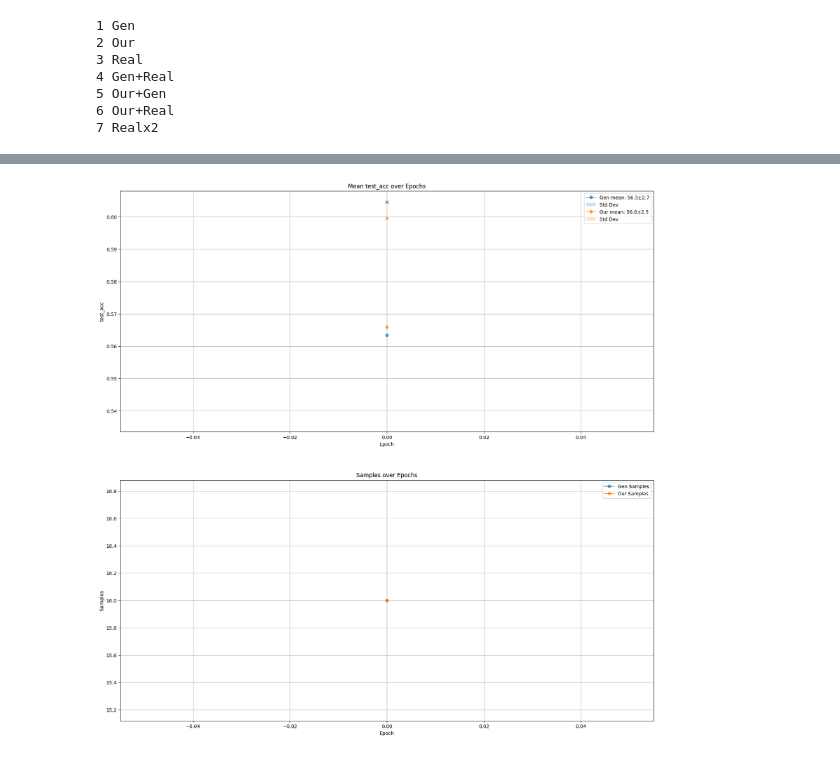
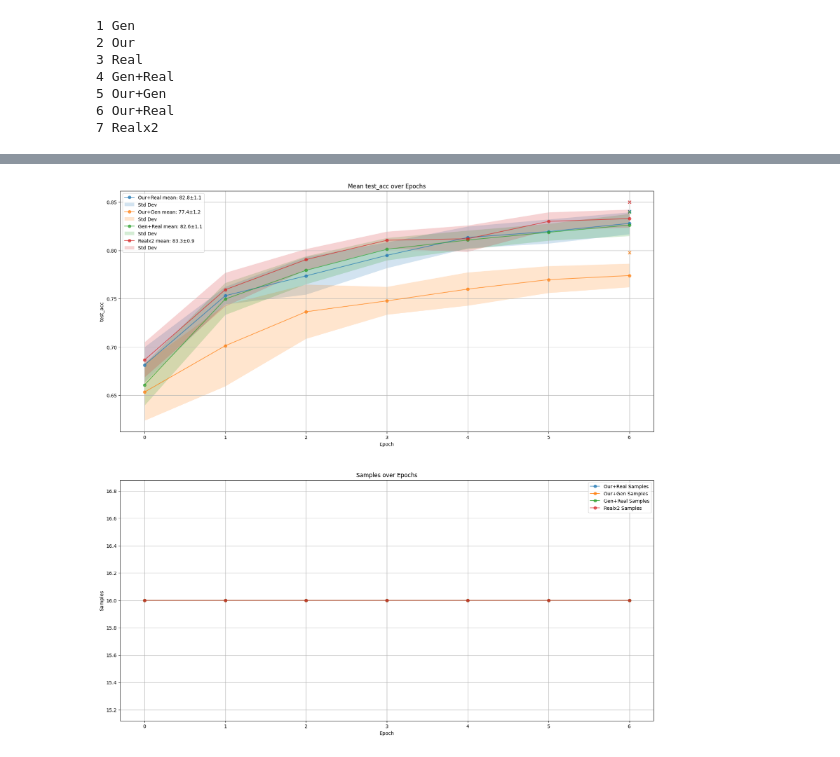
Before and after one commit to Arty-Facts/DCS, a Jupyter notebook: project/viz_db.ipynb, the cells around one changed output, grey strips where cells are left out. Saved outputs shown, nothing was run; the diff lists cells and outputs as text; code cells hidden in the pictures.

```diff
--- a/project/viz_db.ipynb
+++ b/project/viz_db.ipynb
@@ -50,6 +63,6 @@ run_id | epoch| train_loss| train_acc| test_loss| test_acc
 # %%
 fig, ax = plt.subplots(2, 1, figsize=(20, 20))
-train_logger.plot_metric(logger, *logger.get_experiment_ids(), metric='test_acc', ax=ax[0])
-train_logger.plot_samples(logger, *logger.get_experiment_ids(), metric='test_acc', ax=ax[1])
+results2 = train_logger.plot_metric(logger, 6, 5, 4,7, metric='test_acc', ax=ax[0])
+train_logger.plot_samples(logger, 6, 5,4,7, metric='test_acc', ax=ax[1])
 # %% [output]
-[figure, old version]
+[figure, new version]
```
Also changed, not shown: parts of 7 cells of this notebook, 2 other files.
